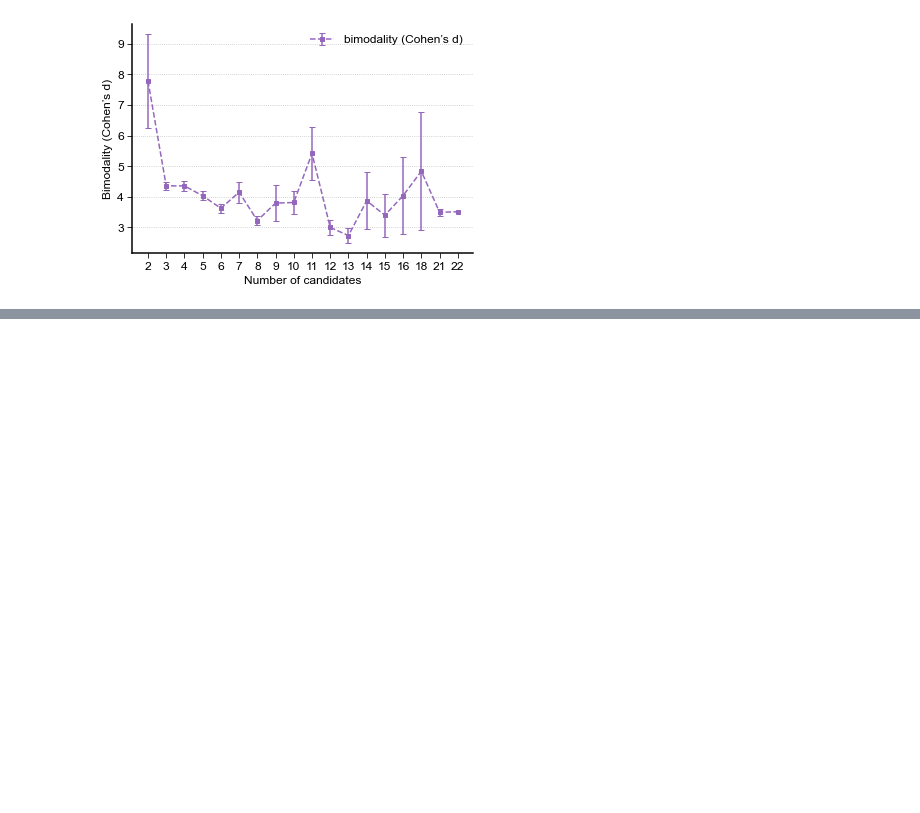
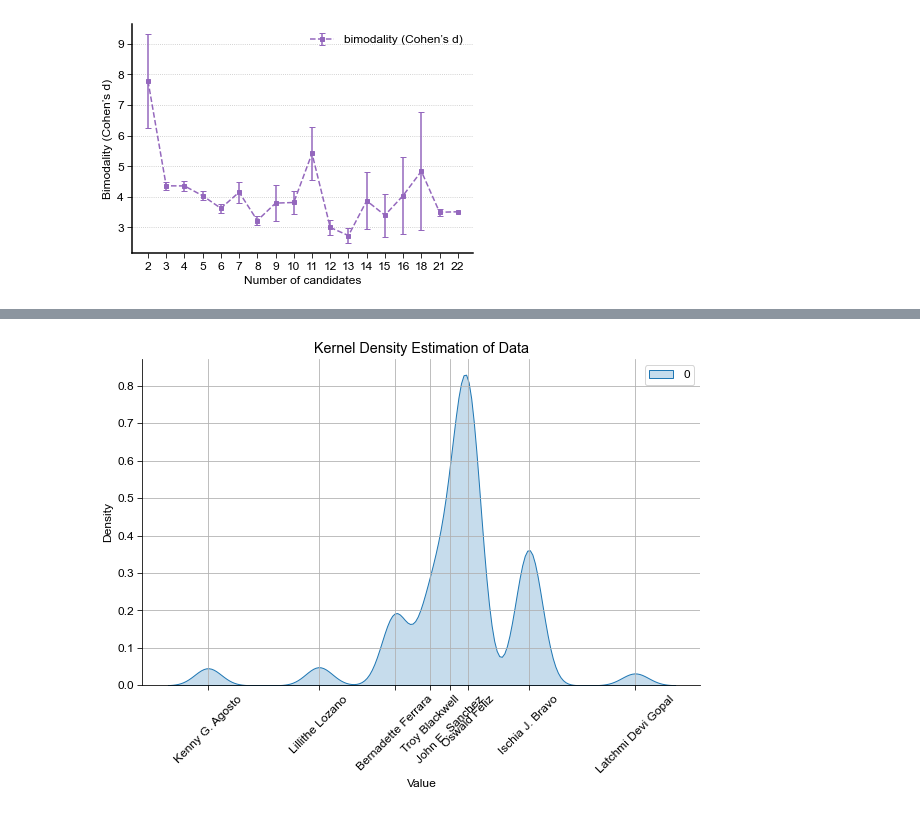
Before and after one commit to SamWangPhD/bugs-in-democracy, a Jupyter notebook: cleaned files/figures.ipynb, the cells around one changed output, grey strips where cells are left out. Saved outputs shown, nothing was run; the diff lists cells and outputs as text; code cells hidden in the pictures; blank space fills up the shorter version.

```diff
--- a/cleaned files/figures.ipynb
+++ b/cleaned files/figures.ipynb
@@ -768,0 +900,9 @@ plt.show()
+# %%
+bullet = dict(ballots_copy.copy())
+for b in list(bullet):
+    if (len(b) > 1):
+        del bullet[b]
+
+plot_KDE(bullet, normalized_distances_original, filename, ignore=False, save=False)
+# %% [output]
+[figure, added]
```
Also changed, not shown: parts of 12 cells of this notebook, 3 other files.
